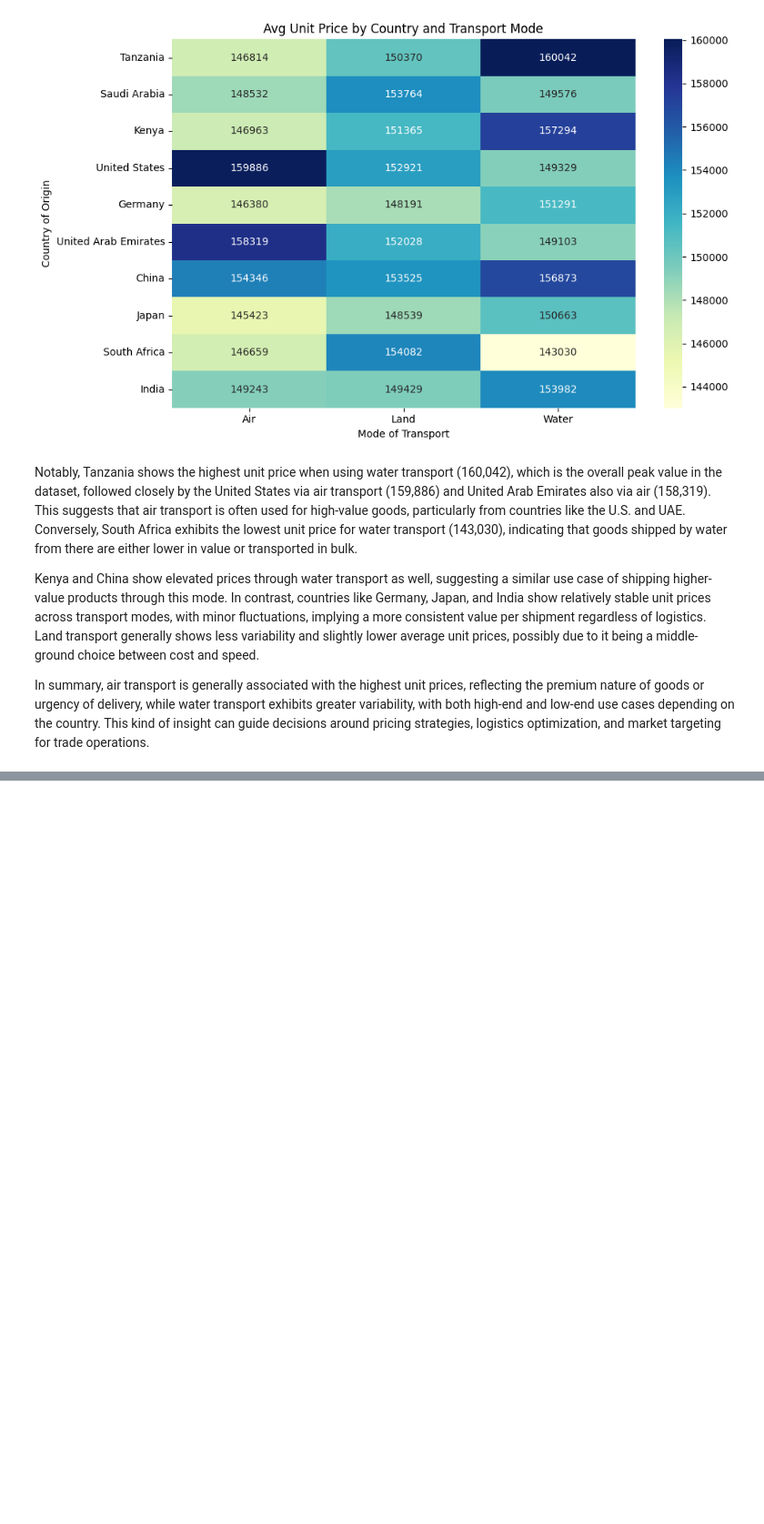
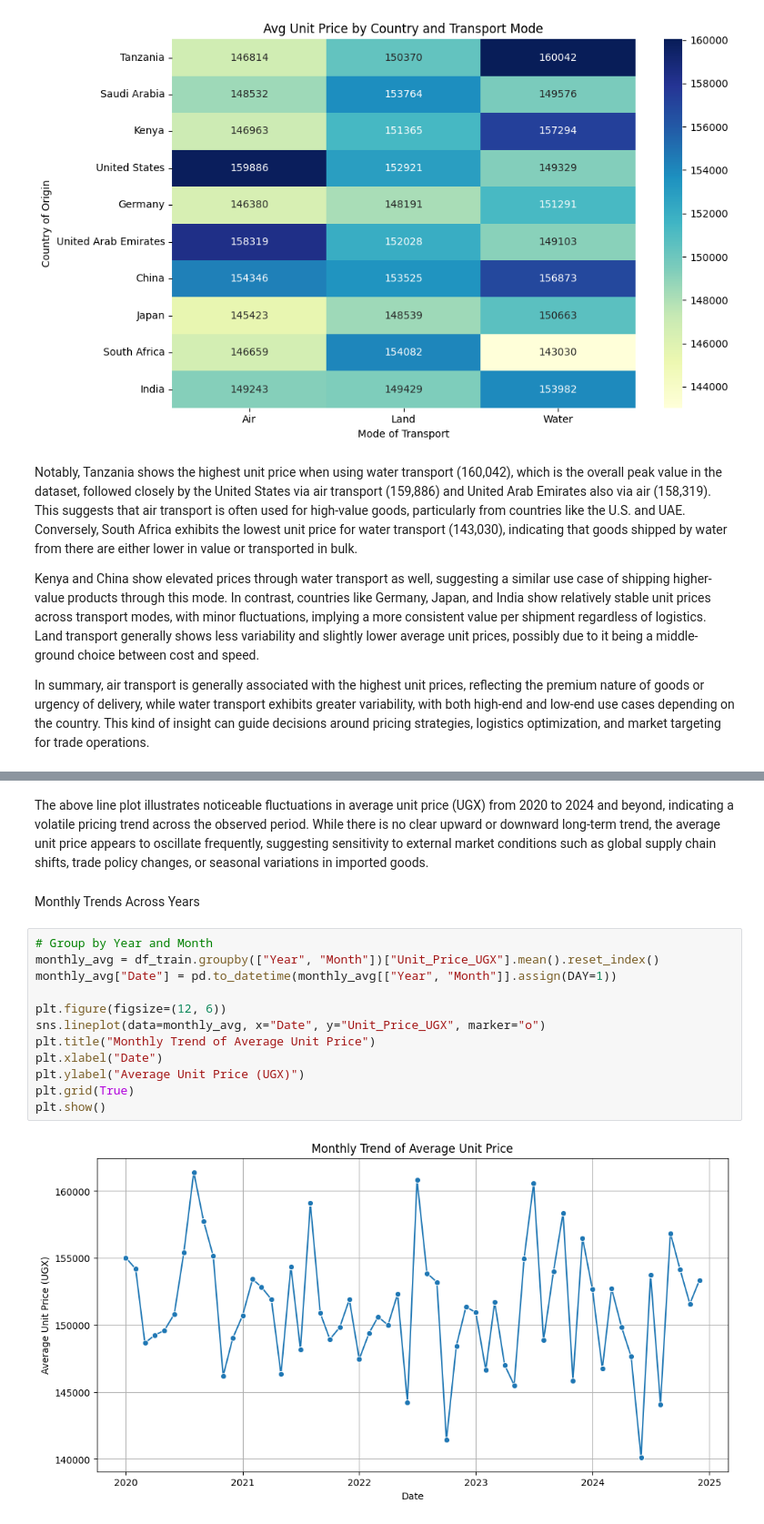
Before and after one commit to sentongo-web/valuation-task, a Jupyter notebook: valuation.ipynb, the cells around one changed output, grey strips where cells are left out. Shown at 91% size. Cells and saved outputs as stored; diff of their text form; blank space fills up the shorter version.

```diff
--- a/valuation.ipynb
+++ b/valuation.ipynb
@@ -347,0 +363,18 @@ In summary, air transport is generally associated with the highest unit prices,
+# %% [markdown]
+The above line plot illustrates noticeable fluctuations in average unit price (UGX) from 2020 to 2024 and beyond, indicating a volatile pricing trend across the observed period. While there is no clear upward or downward long-term trend, the average unit price appears to oscillate frequently, suggesting sensitivity to external market conditions such as global supply chain shifts, trade policy changes, or seasonal variations in imported goods.
+# %% [markdown]
+Monthly Trends Across Years
+# %%
+# Group by Year and Month
+monthly_avg = df_train.groupby(["Year", "Month"])["Unit_Price_UGX"].mean().reset_index()
+monthly_avg["Date"] = pd.to_datetime(monthly_avg[["Year", "Month"]].assign(DAY=1))
+
+plt.figure(figsize=(12, 6))
+sns.lineplot(data=monthly_avg, x="Date", y="Unit_Price_UGX", marker="o")
+plt.title("Monthly Trend of Average Unit Price")
+plt.xlabel("Date")
+plt.ylabel("Average Unit Price (UGX)")
+plt.grid(True)
+plt.show()
+# %% [output]
+[figure, added]
```
Also changed, not shown: parts of 13 cells of this notebook.
